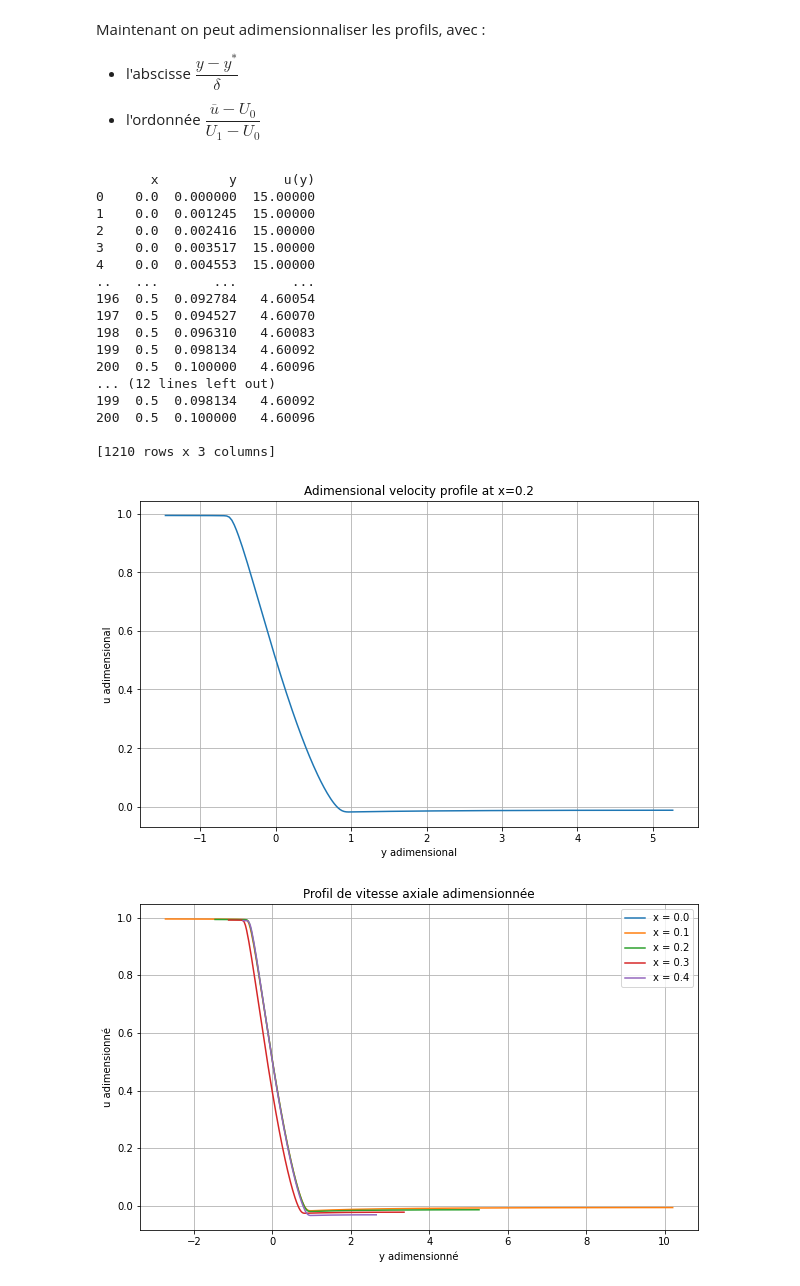
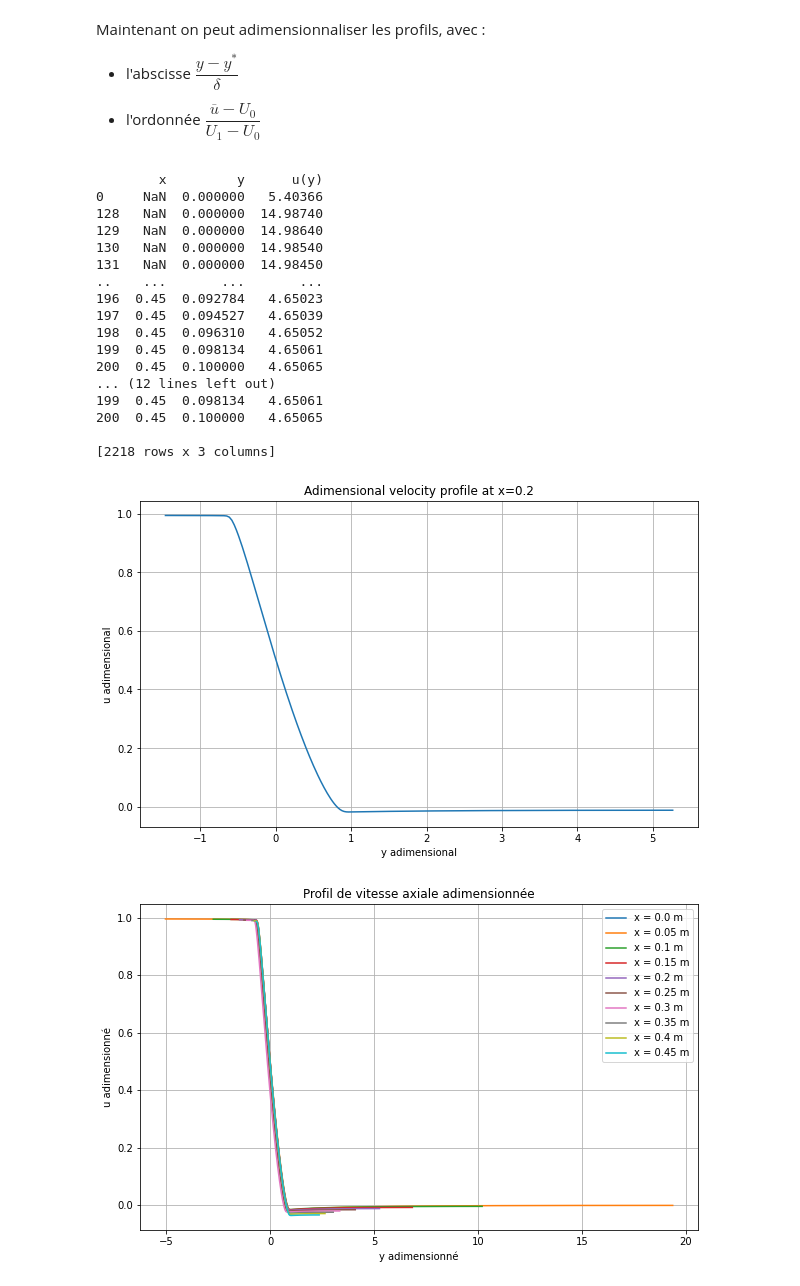
Before and after one commit to mboissiere/turbulence, a Jupyter notebook: main.ipynb, the cells around one changed output. Cells and saved outputs as stored; diff of their text form; code cells hidden in the pictures.

```diff
--- a/main.ipynb
+++ b/main.ipynb
@@ -32,7 +33,8 @@ def load_data(file_path):
     final_df = pd.concat(dataframes)
     return final_df, x_values  # Return the dataframe and the list of x values
 
-file_path = 'data/ProfilsTransverseVitesseAxiale'
+#file_path = 'data/ProfilsTransverseVitesseAxiale'
+file_path = 'data/ProfilsTransverseVitesseAxiale10Points'
 data, x_values = load_data(file_path)
 print(data)
 print(x_values)
@@ -144,55 +154,55 @@ def plot_adimensional(df, x, _U_0 = U_0, _U_1 = U_1):
 x = 0.2
 plot_adimensional(data, x)
 # %% [output]
-       x         y      u(y)
-0    0.0  0.000000  15.00000
-1    0.0  0.001245  15.00000
-2    0.0  0.002416  15.00000
-3    0.0  0.003517  15.00000
-4    0.0  0.004553  15.00000
-..   ...       ...       ...
-196  0.5  0.092784   4.60054
-197  0.5  0.094527   4.60070
-198  0.5  0.096310   4.60083
-199  0.5  0.098134   4.60092
-200  0.5  0.100000   4.60096
+        x         y      u(y)
+0     NaN  0.000000   5.40366
+128   NaN  0.000000  14.98740
+129   NaN  0.000000  14.98640
+130   NaN  0.000000  14.98540
+131   NaN  0.000000  14.98450
+..    ...       ...       ...
+196  0.45  0.092784   4.65023
+197  0.45  0.094527   4.65039
+198  0.45  0.096310   4.65052
+199  0.45  0.098134   4.65061
+200  0.45  0.100000   4.65065
 ... (12 lines left out)
-199  0.5  0.098134   4.60092
-200  0.5  0.100000   4.60096
+199  0.45  0.098134   4.65061
+200  0.45  0.100000   4.65065
 
-[1210 rows x 3 columns]
+[2218 rows x 3 columns]
 [figure]
 # %%
 def plot_all_adimensional(df, x_values, _U_0 = U_0, _U_1 = U_1):
     plt.figure(figsize=(10, 6))
 
     for x in x_values:
         # Compute y_star and delta
         y_star = compute_y_star(df, x)
         delta = shear_layer_thickness(df, x)
 
         df_x = df[df['x'] == x].copy()
 
         # Adimensionalize y and u(y)
         df_x['y_adim'] = (df_x['y'] - y_star) / delta
         df_x['u_adim'] = (df_x['u(y)'] - _U_0) / (_U_1 - _U_0)
 
         # Plot adimensional u(y) vs y with a label
-        plt.plot(df_x['y_adim'], df_x['u_adim'], label=f'x = {x}')
+        plt.plot(df_x['y_adim'], df_x['u_adim'], label=f'x = {x} m')
 
     plt.xlabel('y adimensionné')
     plt.ylabel('u adimensionné')
     plt.title('Profil de vitesse axiale adimensionnée')
     #plt.ylim(-2, 2)  # Set the limits of the y-axis
     plt.legend()
     plt.grid(True)
     plt.show()
 
 # Test the function
 x_values_coeur = [x for x in x_values if x < 0.462163]
 plot_all_adimensional(data, x_values_coeur)
 # %% [output]
-[figure, old version]
+[figure, new version]
 # %%
 import matplotlib.cm as cm
 
```
Also changed, not shown: parts of 7 cells of this notebook, 1 other file.
